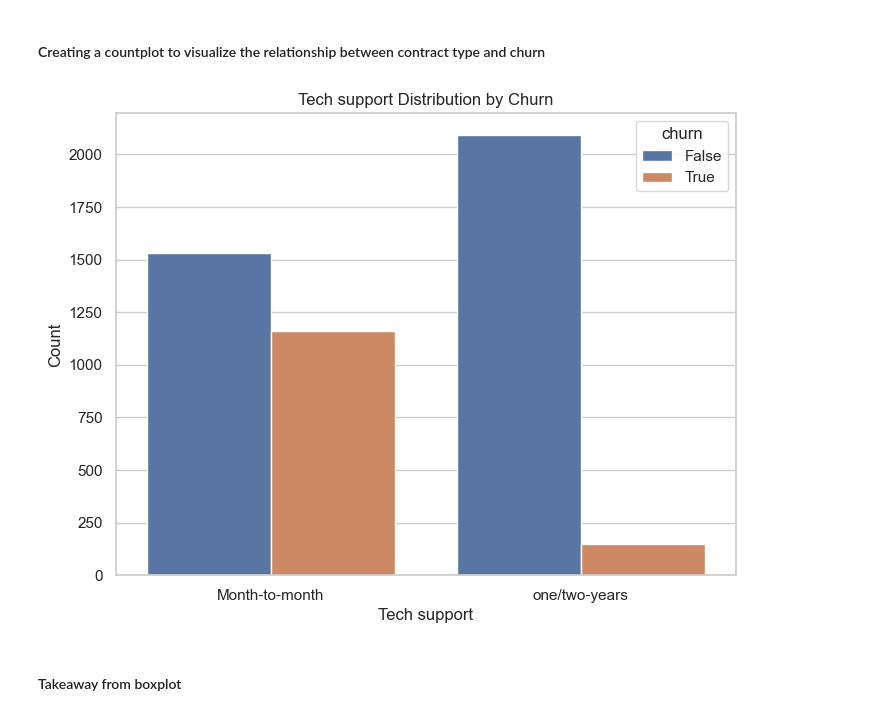
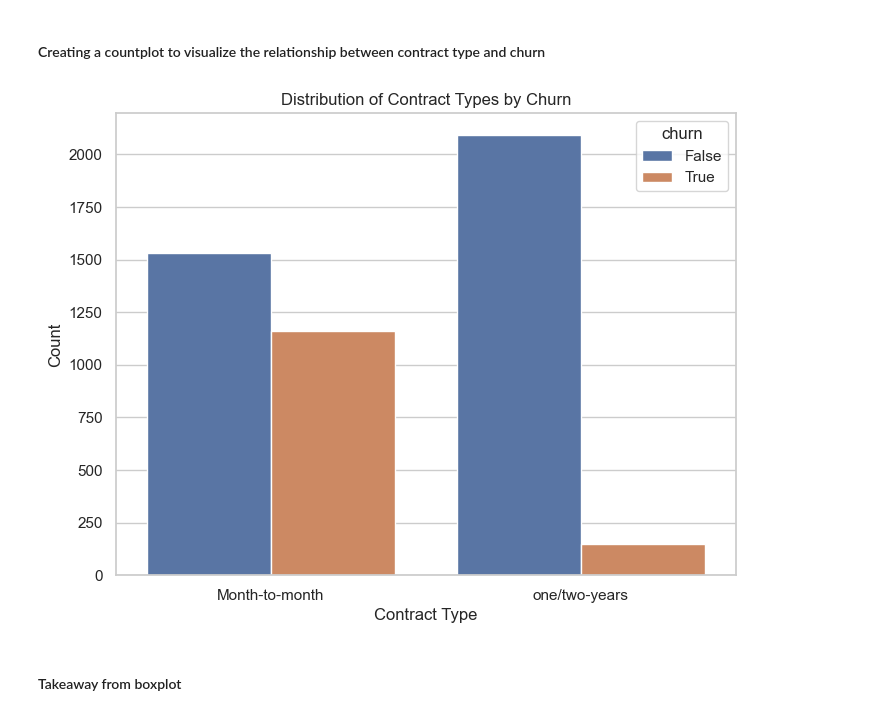
Before and after one commit to TheodoreQuansah/Telco_churn_classification_project, a Jupyter notebook: final_report.ipynb, the cells around one changed output. Drawn from its saved outputs; the diff is of its cells as text; code cells hidden in the pictures.

```diff
--- a/final_report.ipynb
+++ b/final_report.ipynb
@@ -195,15 +225,28 @@ perform_chi_squared_test(train, 'churn', 'contract_type')
 # %% [markdown]
 #### Creating a countplot to visualize the relationship between contract type and churn
 # %%
+# Set the Seaborn style to "whitegrid" for the plot
 sns.set(style="whitegrid")
+
+# Create a figure with a specific size (8 units wide, 6 units tall)
 plt.figure(figsize=(8, 6))
+
+# Create a countplot using Seaborn to visualize the distribution of 'contract_type' by 'churn'
 sns.countplot(data=train, x='contract_type', hue='churn')
-plt.title("Tech support Distribution by Churn")
-plt.xlabel("Tech support")
+
+# Set the title of the plot
+plt.title("Distribution of Contract Types by Churn")
+
+# Label the x-axis as 'Contract Type'
+plt.xlabel("Contract Type")
+
+# Label the y-axis as 'Count'
 plt.ylabel("Count")
+
+# Display the plot
 plt.show()
 # %% [output]
-[figure, old version]
+[figure, new version]
 # %% [markdown]
 #### Takeaway from boxplot
 # %% [markdown]
```
Also changed, not shown: parts of 25 cells of this notebook.
